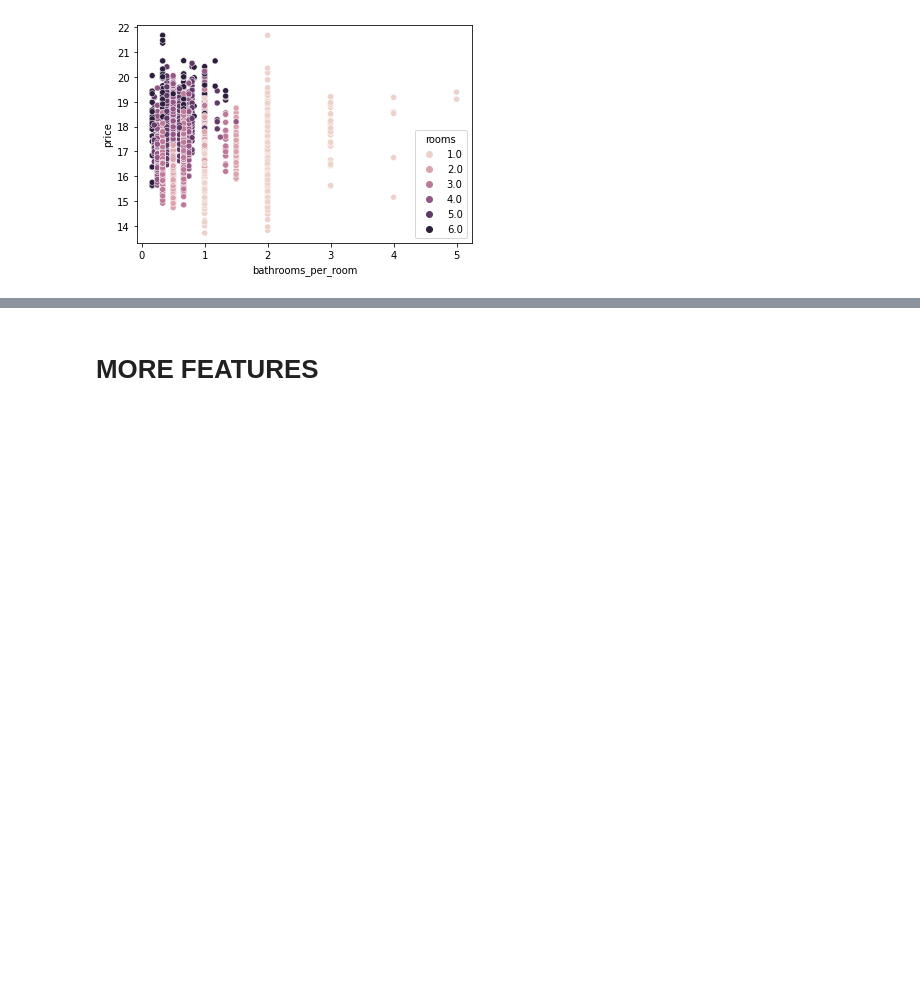
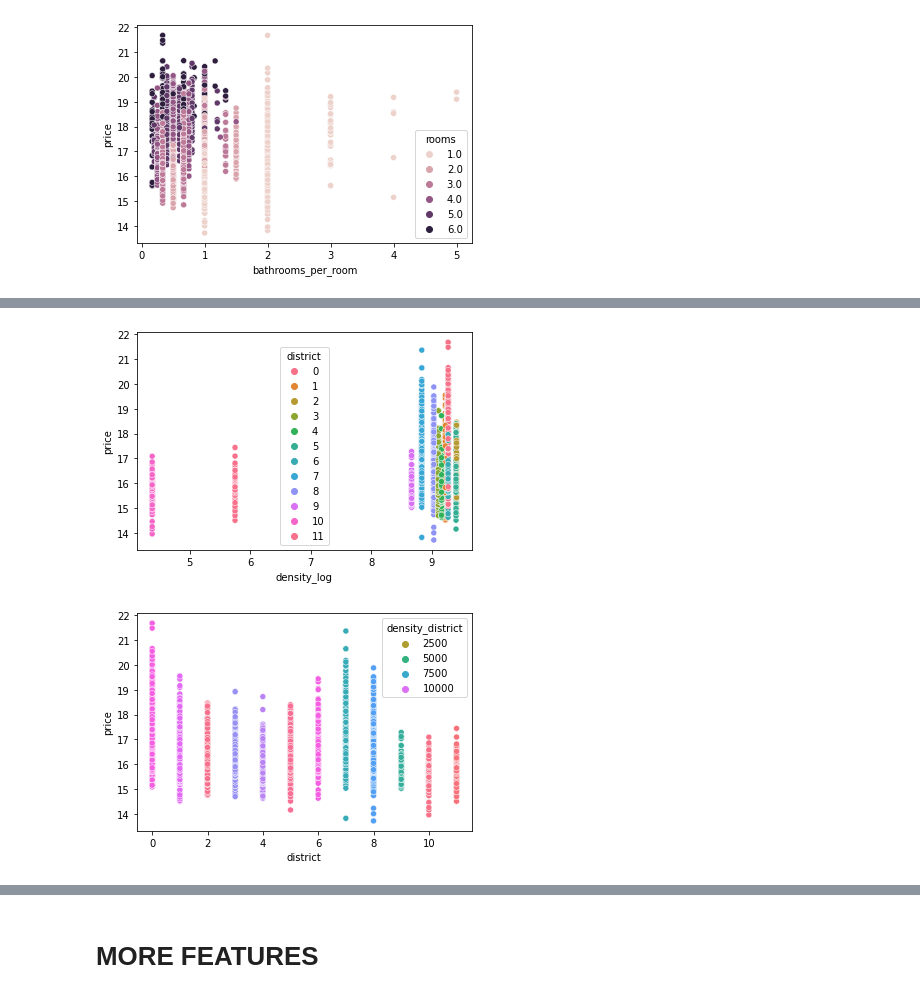
Before and after one commit to henrfj/TDT4173-ML, a Jupyter notebook: hasse-testsite/LightGBM.ipynb, the cells around one changed output, grey strips where cells are left out. Saved outputs shown, nothing was run; the diff lists cells and outputs as text; code cells hidden in the pictures; blank space fills up the shorter version.

```diff
--- a/hasse-testsite/LightGBM.ipynb
+++ b/hasse-testsite/LightGBM.ipynb
@@ -1481,0 +1602,8 @@ plt.show()
+# %%
+sns.scatterplot(x=train_labels['density_log'],y=np.log(train_targets),hue=train_labels['district'],legend="full",palette="husl")
+plt.show()
+sns.scatterplot(x=train_labels['district'],y=np.log(train_targets),hue=train_labels['density_district'],palette="husl")
+plt.show()
+# %% [output]
+[figure, added]
+[figure, added]
```
Also changed, not shown: parts of 25 cells of this notebook, 12 other files.
